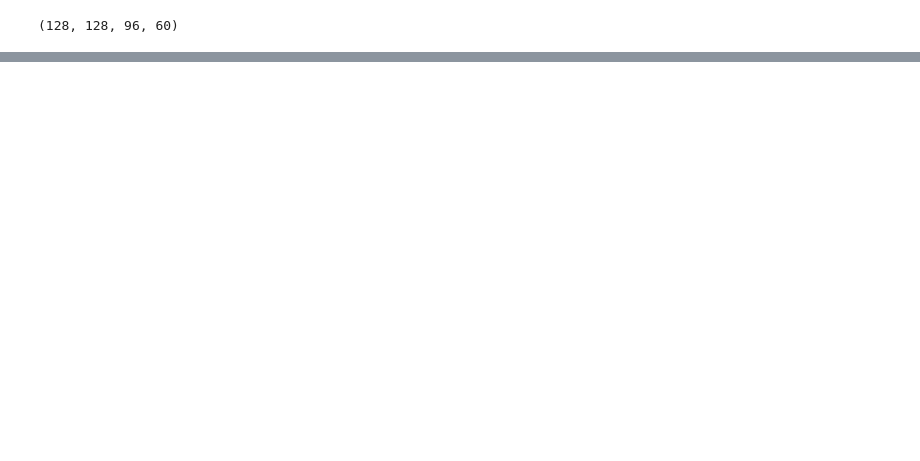
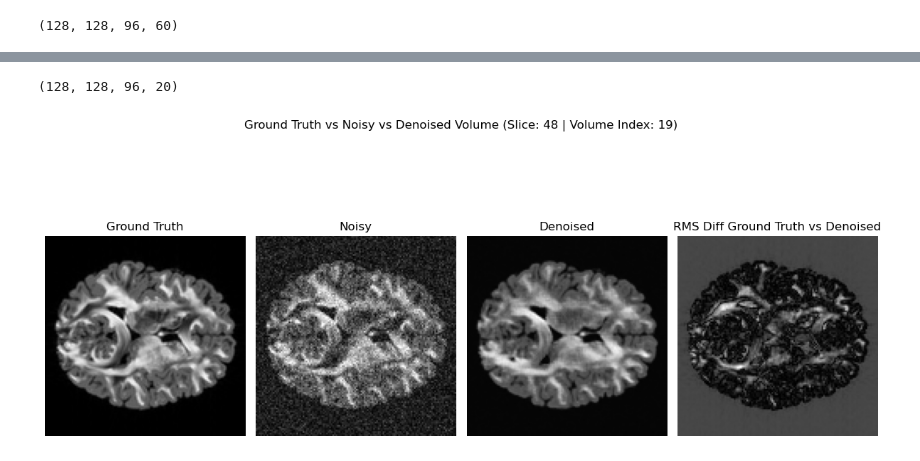
Before and after one commit to joseFranciscoHS/TechJourney, a Jupyter notebook: DWMRI/src/visual_tests_drcnet.ipynb, the cells around one changed output, grey strips where cells are left out. Drawn from its saved outputs; the diff is of its cells as text; code cells hidden in the pictures; blank space fills up the shorter version.

```diff
--- a/DWMRI/src/visual_tests_drcnet.ipynb
+++ b/DWMRI/src/visual_tests_drcnet.ipynb
@@ -169,9 +230,9 @@ noisy_data.shape
 # %%
 reconstructed = reconstruct_full_dwi_chunked(
     model=rec_model,
-    noisy_xyzv=noisy_data[..., :15],
+    noisy_xyzv=noisy_data[..., :20],
     train_num_volumes=train_num_volumes,
     device=rec_dev,
     mask_p=settings.reconstruct.mask_p,
-    n_preds=settings.reconstruct.n_preds,
+    n_preds=100,  # settings.reconstruct.n_preds,
 )
@@ -179,14 +251,20 @@ reconstructed = reconstruct_full_dwi_chunked(
 ref_for_metrics = original_data
 noisy_for_viz = noisy_data
 reconstructed = reconstructed
+# %%
+reconstructed.shape
+# %% [output]
+(128, 128, 96, 20)
 # %%
-# shape = (2, 3, 0, 1)
+shape = (2, 3, 0, 1)
 
-# fully_compare_volumes(
-#     original_volume=np.transpose(ref_for_metrics, shape),
-#     noisy_volume=np.transpose(noisy_for_viz, shape),
-#     denoised_volume=np.transpose(reconstructed, shape),
-#     file_name=None,
-#     volume_idx=20,
-# )
+fully_compare_volumes(
+    original_volume=np.transpose(ref_for_metrics, shape),
+    noisy_volume=np.transpose(noisy_for_viz, shape),
+    denoised_volume=np.transpose(reconstructed, shape),
+    file_name=None,
+    volume_idx=19,
+)
+# %% [output]
+[figure, added]
 # %%
```
Also changed, not shown: parts of 23 cells of this notebook, 1 other file.
